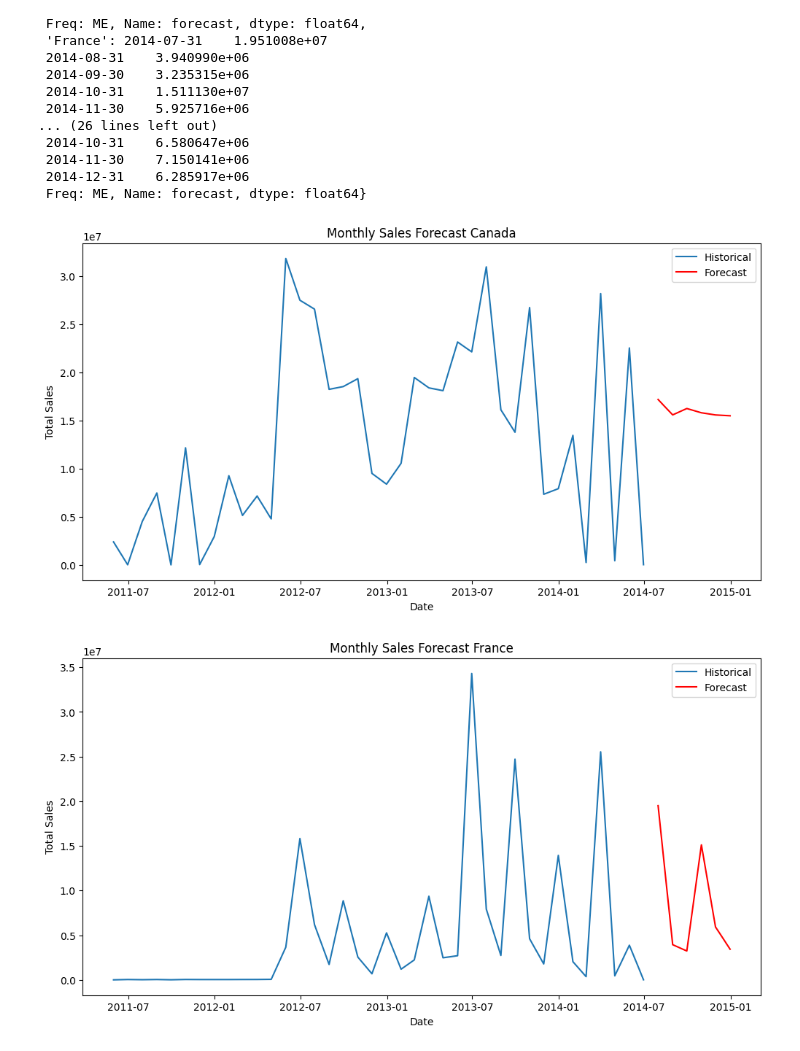
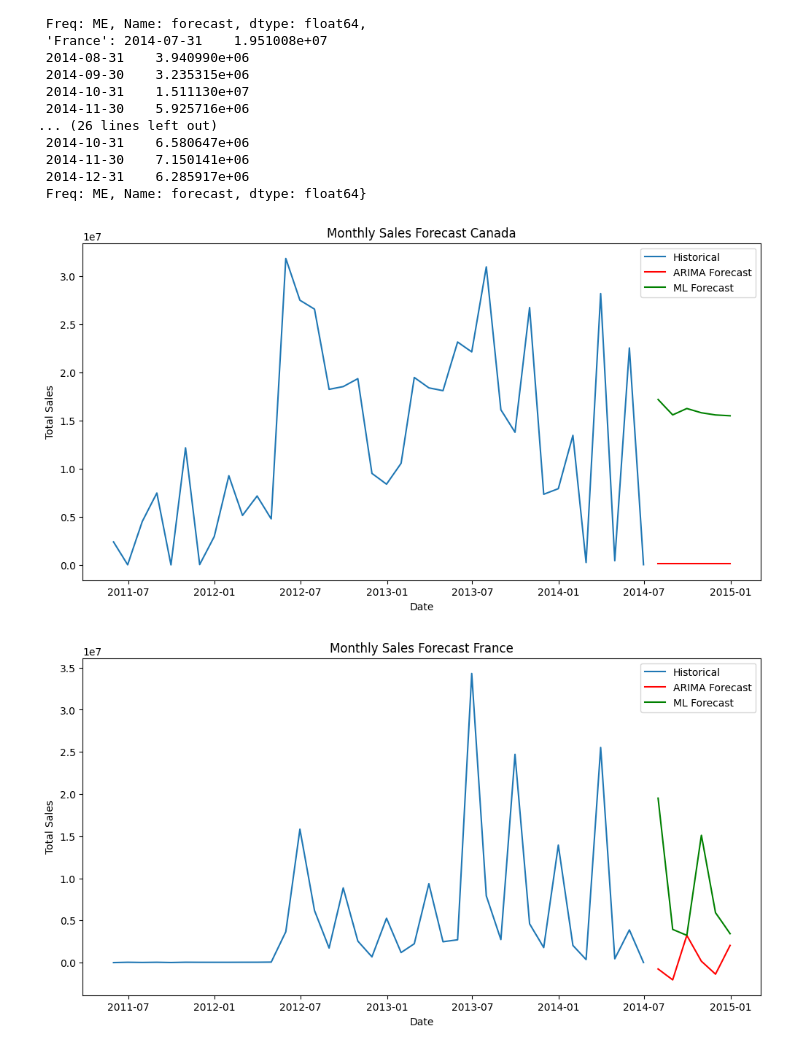
Before and after one commit to ga1nang/curent_topic, a Jupyter notebook: arima_country.ipynb, the cells around one changed output. Cells and saved outputs as stored; diff of their text form; code cells hidden in the pictures.

```diff
--- a/arima_country.ipynb
+++ b/arima_country.ipynb
@@ -404,7 +404,7 @@ for (country, model) in model_fit_countries.items():
 # %%
 for (country, model) in model_fit_countries.items():
     # Forecasting
-    forecast_steps = 6
+    forecast_steps = 12
     forecast = model.forecast(steps=forecast_steps)
 
     # Create future dates
@@ -412,7 +412,7 @@ for (country, model) in model_fit_countries.items():
     forecast_index = pd.date_range(start=last_date + pd.DateOffset(months=1), periods=forecast_steps, freq='M')
 
     # Create forecast series
-    forecast_series = pd.Series(forecast, index=forecast_index)
+    forecast_series = pd.Series(forecast, index=forecast_index)[-6:]
 
     # Plot the forecast
     plt.figure(figsize=(12, 6))
@@ -817,16 +817,27 @@ Forecasting for Germany...
  Freq: ME, Name: forecast, dtype: float64}
 # %%
 for (country, model) in model_fit_countries.items():
+    # Forecasting
+    forecast_steps = 12
+    forecast = model.forecast(steps=forecast_steps)
+
+    # Create future dates
+    last_date = train_data[country].index[-1]
+    forecast_index = pd.date_range(start=last_date + pd.DateOffset(months=1), periods=forecast_steps, freq='M')
+
+    # Create forecast series
+    forecast_series = pd.Series(forecast, index=forecast_index)[-6:]
 
     # Plot the forecast
     plt.figure(figsize=(12, 6))
     plt.plot(combined_data[country], label='Historical')
-    plt.plot(future_forecasts[country], label='Forecast', color='red')
+    plt.plot(forecast_series, label='ARIMA Forecast', color='red')
+    plt.plot(future_forecasts[country], label='ML Forecast', color='green')
     plt.title('Monthly Sales Forecast ' + country)
     plt.xlabel('Date')
     plt.ylabel('Total Sales')
     plt.legend()
     plt.show()
 # %% [output]
-[figure, old version]
+[figure, new version]
-[figure, old version]
+[figure, new version]
```
Also changed, not shown: parts of 4 cells of this notebook.
